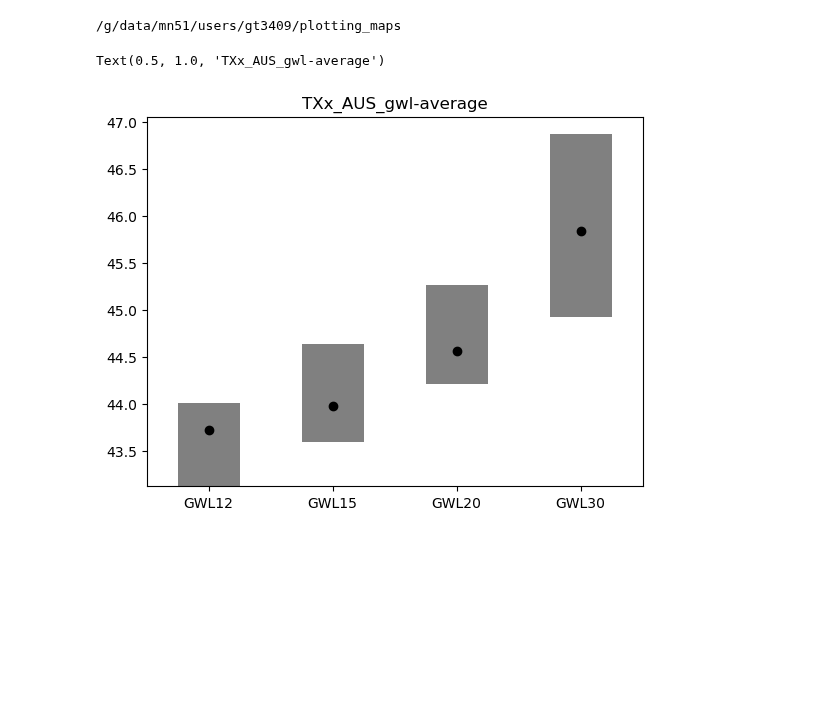
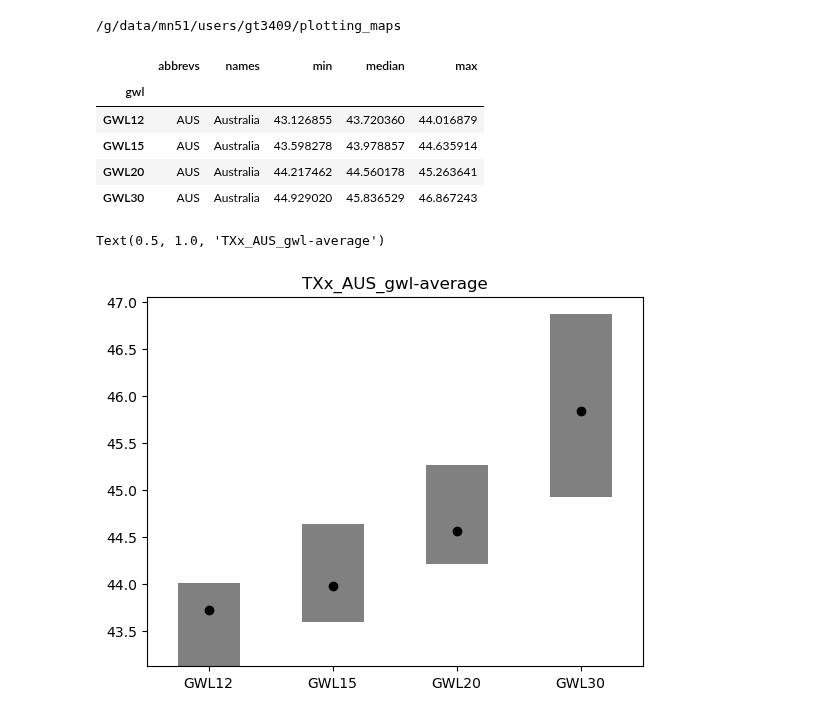
Before and after one commit to AusClimateService/plotting_maps, a Jupyter notebook: example_notebooks/summary_boxplots_region_gwl.ipynb, the cells around one changed output. Drawn from its saved outputs; the diff is of its cells as text; code cells hidden in the pictures; blank space fills up the shorter version.

```diff
--- a/example_notebooks/summary_boxplots_region_gwl.ipynb
+++ b/example_notebooks/summary_boxplots_region_gwl.ipynb
@@ -61,6 +61,15 @@ ds_min_max = xr.merge([da_summary.min(dim=["model"]).rename({f"{var}_mean":"min"
 for i, abbrev in enumerate(mask.abbrevs.values):
     df = ds_min_max.sel(region=i).to_dataframe()[["abbrevs", "names", "min", "median","max"]]
     df.to_csv(f"{var}_{abbrev}_gwl-average.csv")
+# %%
+df
+# %% [output]
+|  | abbrevs | names | min | median | max |
+| gwl |  |  |  |  |  |
+| GWL12 | AUS | Australia | 43.126855 | 43.720360 | 44.016879 |
+| GWL15 | AUS | Australia | 43.598278 | 43.978857 | 44.635914 |
+| GWL20 | AUS | Australia | 44.217462 | 44.560178 | 45.263641 |
+| GWL30 | AUS | Australia | 44.929020 | 45.836529 | 46.867243 |
 # %%
 # make a plot from the csv
 
```
Also changed, not shown: parts of 1 cell of this notebook.
